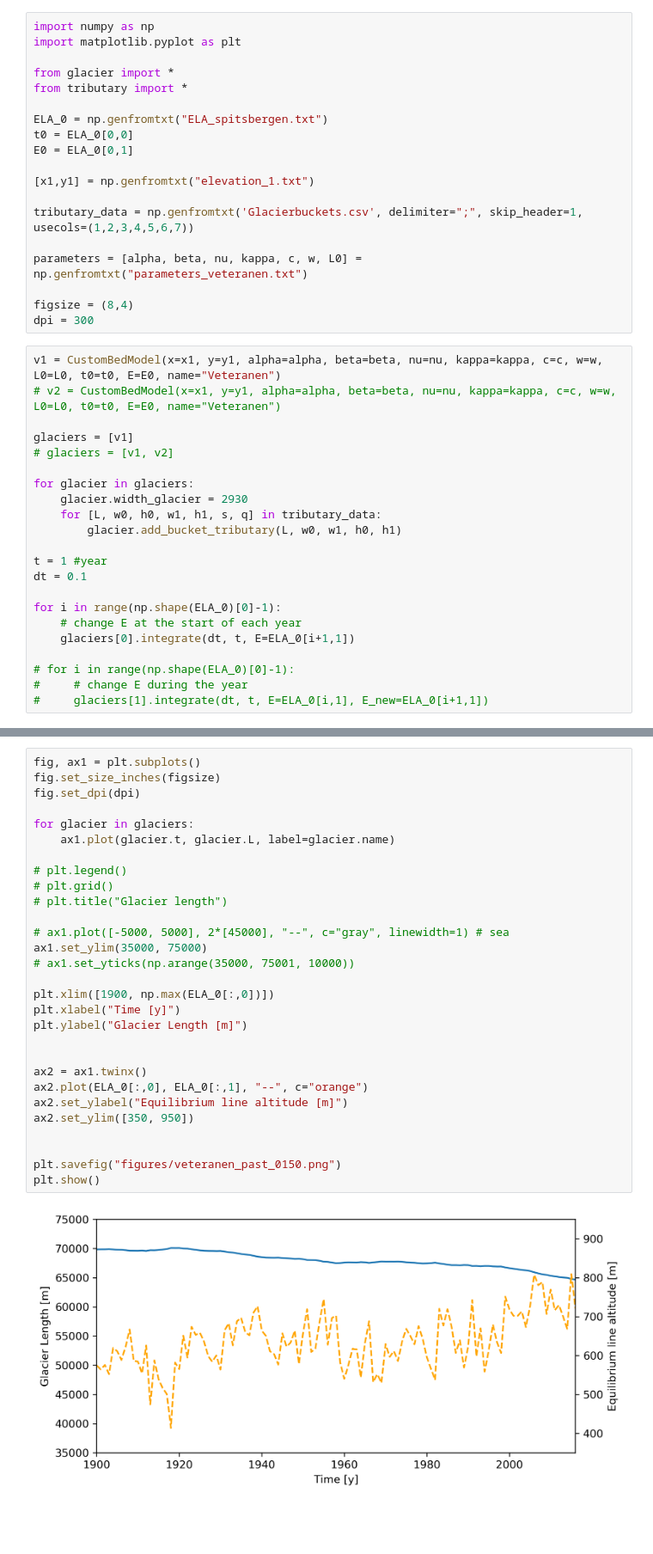
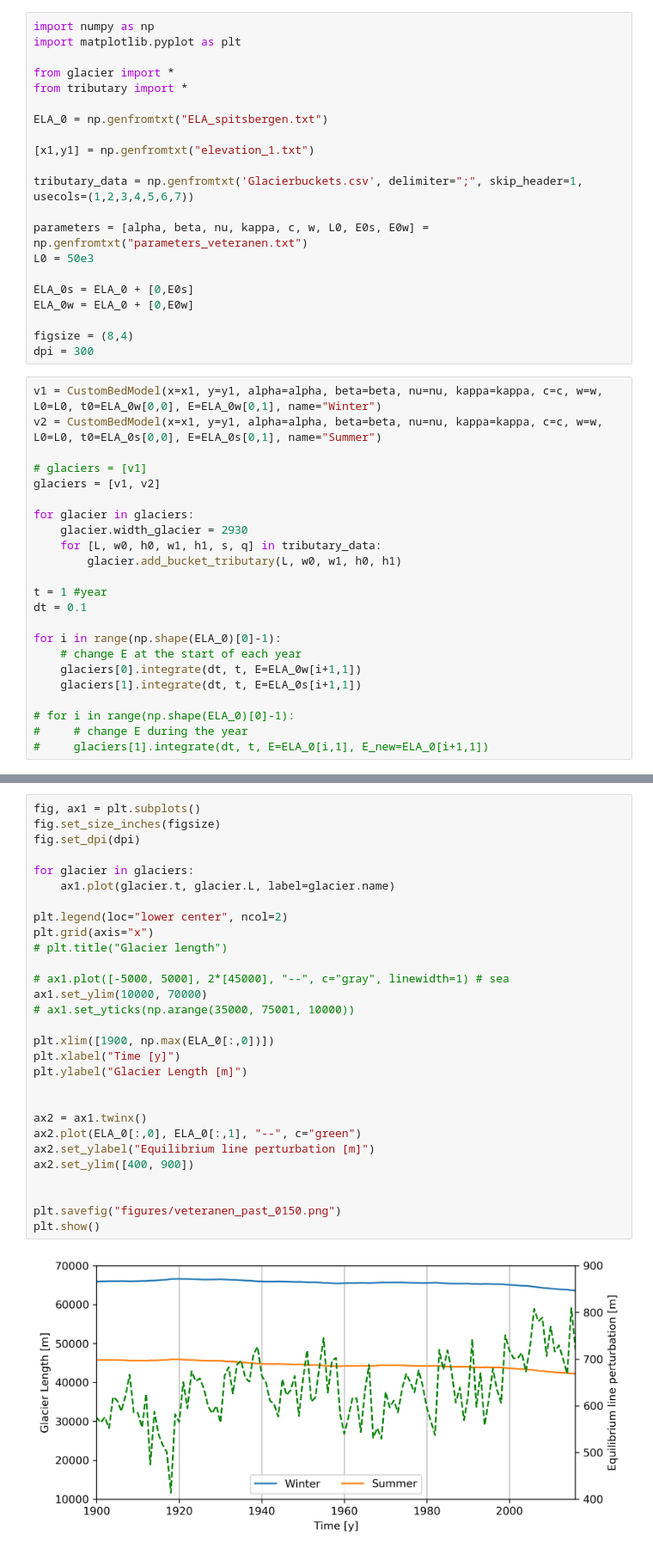
Before and after one commit to raymondedwards95/MinimumGlacierModel, a Jupyter notebook: 8_Veteranen_Past.ipynb, the cells around one changed output, grey strips where cells are left out. Shown at 86% size. Cells and saved outputs as stored; diff of their text form; blank space fills up the shorter version.

```diff
--- a/8_Veteranen_Past.ipynb
+++ b/8_Veteranen_Past.ipynb
@@ -6,23 +6,25 @@ from glacier import *
 from tributary import *
 
 ELA_0 = np.genfromtxt("ELA_spitsbergen.txt")
-t0 = ELA_0[0,0]
-E0 = ELA_0[0,1]
 
 [x1,y1] = np.genfromtxt("elevation_1.txt")
 
 tributary_data = np.genfromtxt('Glacierbuckets.csv', delimiter=";", skip_header=1, usecols=(1,2,3,4,5,6,7))
 
-parameters = [alpha, beta, nu, kappa, c, w, L0] = np.genfromtxt("parameters_veteranen.txt")
+parameters = [alpha, beta, nu, kappa, c, w, L0, E0s, E0w] = np.genfromtxt("parameters_veteranen.txt")
+L0 = 50e3
+
+ELA_0s = ELA_0 + [0,E0s]
+ELA_0w = ELA_0 + [0,E0w]
 
 figsize = (8,4)
 dpi = 300
 # %%
-v1 = CustomBedModel(x=x1, y=y1, alpha=alpha, beta=beta, nu=nu, kappa=kappa, c=c, w=w, L0=L0, t0=t0, E=E0, name="Veteranen")
-# v2 = CustomBedModel(x=x1, y=y1, alpha=alpha, beta=beta, nu=nu, kappa=kappa, c=c, w=w, L0=L0, t0=t0, E=E0, name="Veteranen")
+v1 = CustomBedModel(x=x1, y=y1, alpha=alpha, beta=beta, nu=nu, kappa=kappa, c=c, w=w, L0=L0, t0=ELA_0w[0,0], E=ELA_0w[0,1], name="Winter")
+v2 = CustomBedModel(x=x1, y=y1, alpha=alpha, beta=beta, nu=nu, kappa=kappa, c=c, w=w, L0=L0, t0=ELA_0s[0,0], E=ELA_0s[0,1], name="Summer")
 
-glaciers = [v1]
-# glaciers = [v1, v2]
+# glaciers = [v1]
+glaciers = [v1, v2]
 
 for glacier in glaciers:
     glacier.width_glacier = 2930
@@ -34,7 +36,8 @@ dt = 0.1
 
 for i in range(np.shape(ELA_0)[0]-1):
     # change E at the start of each year
-    glaciers[0].integrate(dt, t, E=ELA_0[i+1,1])
+    glaciers[0].integrate(dt, t, E=ELA_0w[i+1,1])
+    glaciers[1].integrate(dt, t, E=ELA_0s[i+1,1])
 
 # for i in range(np.shape(ELA_0)[0]-1):
 #     # change E during the year
@@ -73,31 +76,31 @@ plt.show()
 # %%
 fig, ax1 = plt.subplots()
 fig.set_size_inches(figsize)
 fig.set_dpi(dpi)
 
 for glacier in glaciers:
     ax1.plot(glacier.t, glacier.L, label=glacier.name)
 
-# plt.legend()
-# plt.grid()
+plt.legend(loc="lower center", ncol=2)
+plt.grid(axis="x")
 # plt.title("Glacier length")
 
 # ax1.plot([-5000, 5000], 2*[45000], "--", c="gray", linewidth=1) # sea
-ax1.set_ylim(35000, 75000)
+ax1.set_ylim(10000, 70000)
 # ax1.set_yticks(np.arange(35000, 75001, 10000))
 
 plt.xlim([1900, np.max(ELA_0[:,0])])
 plt.xlabel("Time [y]")
 plt.ylabel("Glacier Length [m]")
 
 
 ax2 = ax1.twinx()
-ax2.plot(ELA_0[:,0], ELA_0[:,1], "--", c="orange")
-ax2.set_ylabel("Equilibrium line altitude [m]")
-ax2.set_ylim([350, 950])
+ax2.plot(ELA_0[:,0], ELA_0[:,1], "--", c="green")
+ax2.set_ylabel("Equilibrium line perturbation [m]")
+ax2.set_ylim([400, 900])
 
 
 plt.savefig("figures/veteranen_past_0150.png")
 plt.show()
 # %% [output]
-[figure, old version]
+[figure, new version]
```
Also changed, not shown: parts of 9 cells of this notebook, 3 other files.
